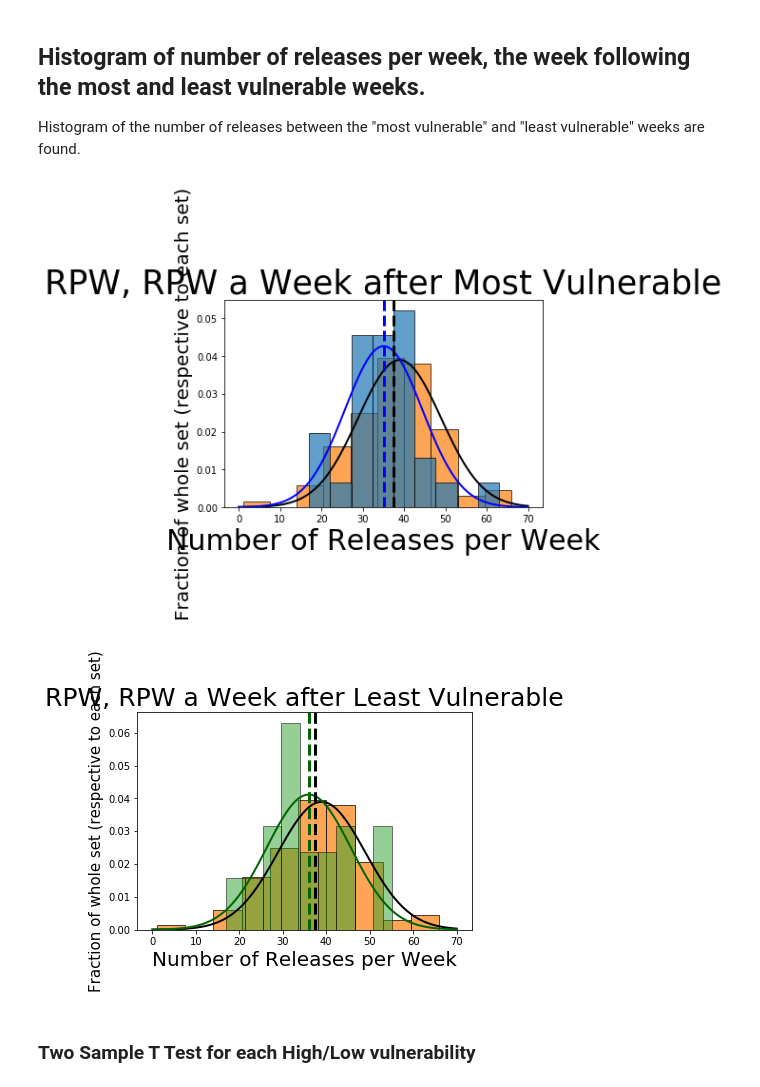
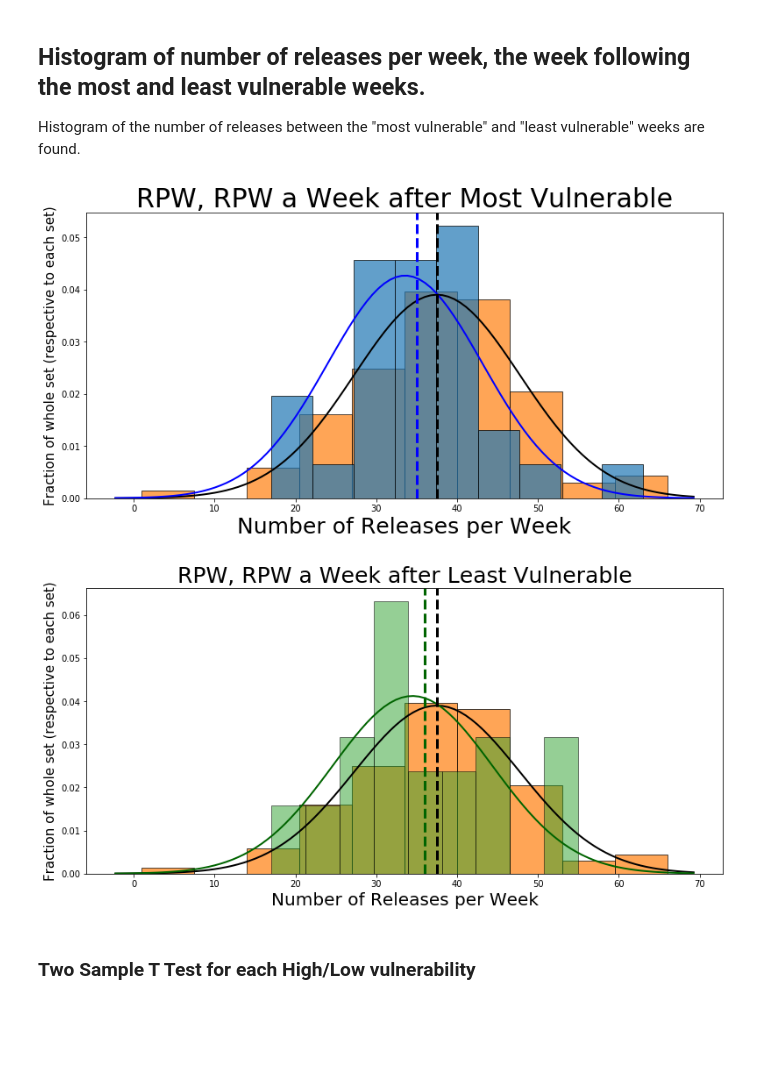
Before and after one commit to UNCG-CSE/Open_Source_Vul_Metrics, a Jupyter notebook: src/3k-python/releases.ipynb, the cells around one changed output. Cells and saved outputs as stored; diff of their text form; code cells hidden in the pictures; blank space fills up the shorter version.

```diff
--- a/src/3k-python/releases.ipynb
+++ b/src/3k-python/releases.ipynb
@@ -40,7 +54,7 @@ from scipy.stats import norm
 import warnings
 warnings.filterwarnings('ignore')
 
-plt.rcParams["figure.figsize"] = [15,15]
+plt.rcParams["figure.figsize"] = [13,6]
 # %% [markdown]
 # Releases
 # %%
@@ -414,18 +430,18 @@ p_least = norm.pdf(x, mu_least, std_least)
 # %%
 plt.hist(rel17_w['count'].values, bins=10, density=True, linestyle='solid', color = "C1",alpha=0.7, ec="black")
 plt.plot(x, p, 'k', linewidth=2)
 plt.hist(most, bins=num_bins, density=True, linestyle='solid', color = "C0",alpha=0.7, ec="black")
 plt.plot(x, p_most, 'b', linewidth=2)
 
-plt.title('RPW, RPW a Week after Most Vulnerable', fontsize=35)
-plt.xlabel('Number of Releases per Week', fontsize=30)
-plt.ylabel('Fraction of whole set (respective to each set)', fontsize=20)
+plt.title('RPW, RPW a Week after Most Vulnerable', fontsize=30)
+plt.xlabel('Number of Releases per Week', fontsize=25)
+plt.ylabel('Fraction of whole set (respective to each set)', fontsize=15)
 plt.axvline(release_mean, color='k', linestyle='--', linewidth=3)
 plt.axvline(mu_most, color='b', linestyle='--', linewidth=3)
 
 plt.show()
 # %% [output]
-[figure, old version]
+[figure, new version]
 # %%
 plt.hist(rel17_w['count'].values, bins=10, density=True, linestyle='solid', color = "C1",alpha=0.7, ec="black")
 plt.plot(x, p, 'k', linewidth=2)
@@ -440,7 +456,7 @@ plt.ylabel('Fraction of whole set (respective to each set)', fontsize=15)
 
 plt.show()
 # %% [output]
-[figure, old version]
+[figure, new version]
 # %% [markdown]
 ### Two Sample T Test for each High/Low vulnerability
 # %%
```
Also changed, not shown: parts of 16 cells of this notebook, 1 other file.
